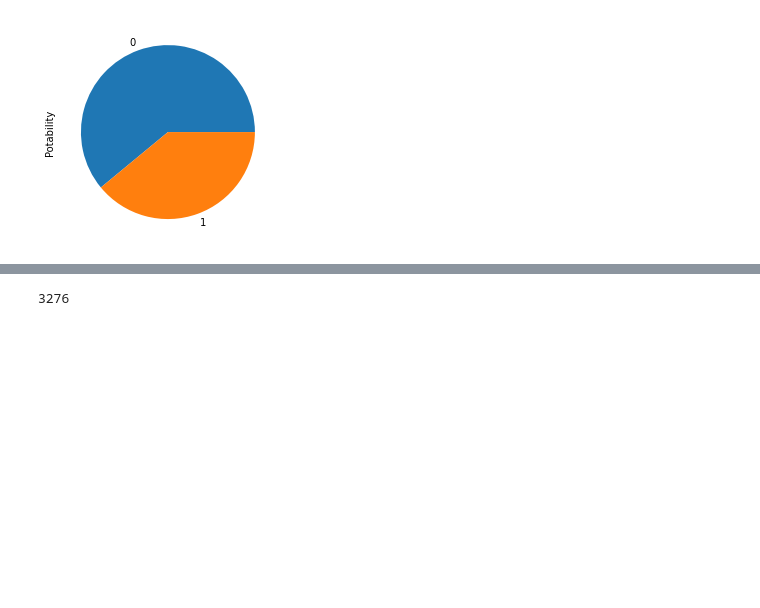
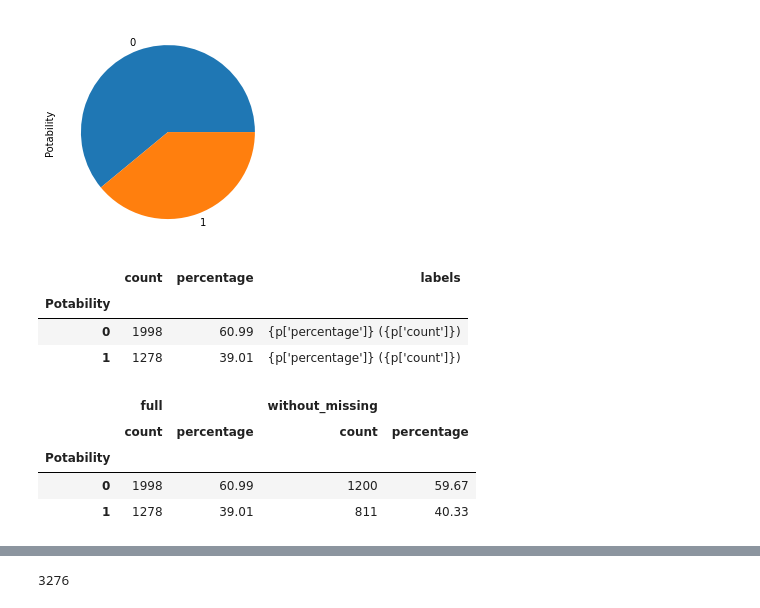
Before and after one commit to MarceloAlvesPereira/To-drink-or-not-to-drink, a Jupyter notebook: Dirty water.ipynb, the cells around one changed output, grey strips where cells are left out. Saved outputs shown, nothing was run; the diff lists cells and outputs as text; code cells hidden in the pictures; blank space fills up the shorter version.

```diff
--- a/Dirty water.ipynb
+++ b/Dirty water.ipynb
@@ -866,3 +821,44 @@ p
 | 0 | 1998 | 60.99 |
 | 1 | 1278 | 39.01 |
 [figure]
+# %%
+p = water.groupby('Potability')['Potability'].agg(['count'])
+p['percentage'] = 100 * p['count']  / p['count'].sum()
+# p['labels'] = p.apply(lambda x: "{x['percentage']} ({x['count']})",axis=1)
+p['labels'] = "{p['percentage']} ({p['count']})"
+# df['combined']=df.apply(lambda x:'%s_%s' % (x['foo'],x['bar']),axis=1)
+p
+# labels = p['count'] + p['percentage']
+# labels = '{p:.2f}%  ({v:d})'.format(p=p['percentage'],v=p['count'])
+# labels
+# plt.pie(water, labels=labels, autopct=lambda p : '{:.2f}%  ({:,.0f})'.format(p,p * sum(values)/100))
+
+# water.Potability.value_counts().plot(kind ='pie')
+# print(len(water))
+# print()
+# p
+# %% [output]
+|  | count | percentage | labels |
+| Potability |  |  |  |
+| 0 | 1998 | 60.99 | {p['percentage']} ({p['count']}) |
+| 1 | 1278 | 39.01 | {p['percentage']} ({p['count']}) |
+# %%
+p1 = water.groupby('Potability')['Potability'].agg(['count'])
+p1['percentage'] = 100 * p1['count']  / p1['count'].sum()
+# p1['group'] = 'full'
+
+water_clean = water.dropna()
+
+p2 = water_clean.groupby('Potability')['Potability'].agg(['count'])
+p2['percentage'] = 100 * p2['count']  / p2['count'].sum()
+# p2['group'] = 'no_na'
+
+p = pd.concat([p1,p2],axis=1,keys=['full','without_missing'])
+p
+# p.T.unstack(0)
+# %% [output]
+|  | full |  | without_missing |  |
+|  | count | percentage | count | percentage |
+| Potability |  |  |  |  |
+| 0 | 1998 | 60.99 | 1200 | 59.67 |
+| 1 | 1278 | 39.01 | 811 | 40.33 |
```
Also changed, not shown: parts of 25 cells of this notebook.
